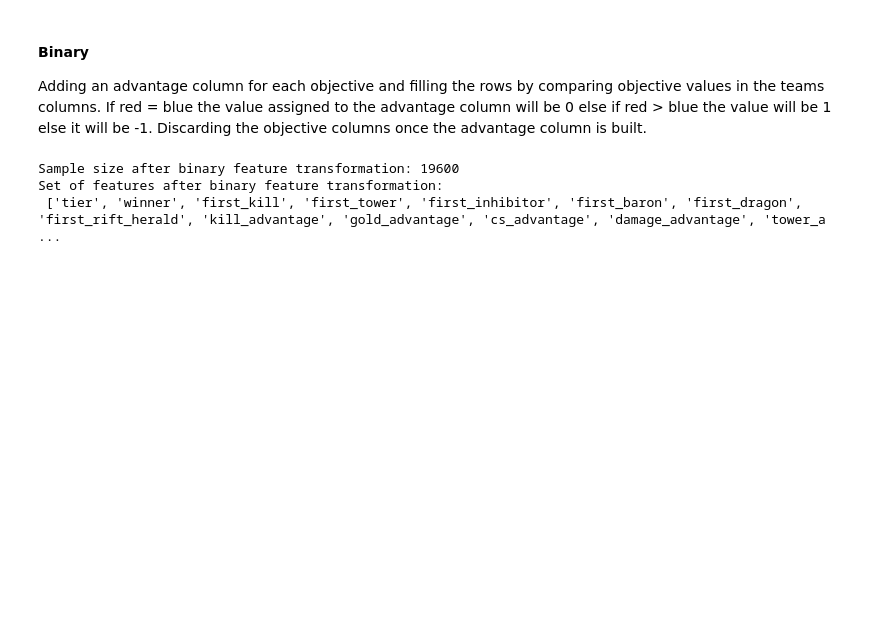
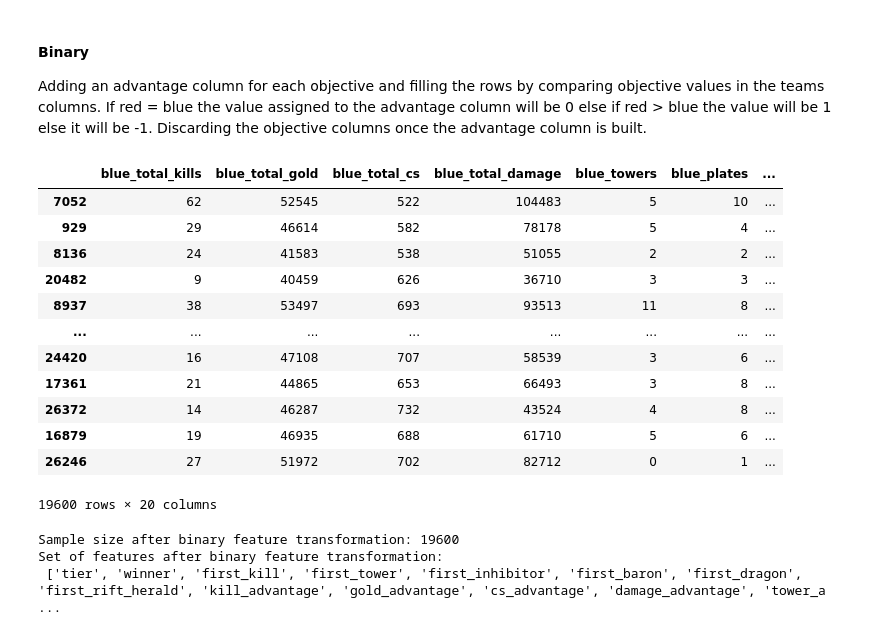
Before and after one commit to rmanaem/esports-prediction, a Jupyter notebook: src/processing.ipynb, the cells around one changed output. Drawn from its saved outputs; the diff is of its cells as text; code cells hidden in the pictures; blank space fills up the shorter version.

```diff
--- a/src/processing.ipynb
+++ b/src/processing.ipynb
@@ -8,3 +8,10 @@ import sklearn
 import sklearn.model_selection
 pd.options.mode.chained_assignment = None
 sns.set()
+# %%
+FRAME_COLUMNS = [
+    'blue_total_kills', 'blue_total_gold', 'blue_total_cs', 'blue_total_damage', 'blue_towers',
+    'blue_plates', 'blue_inhibitors', 'blue_barons', 'blue_dragons', 'blue_rift_heralds',
+    'red_total_kills', 'red_total_gold', 'red_total_cs', 'red_total_damage', 'red_towers',
+    'red_plates', 'red_inhibitors', 'red_barons', 'red_dragons', 'red_rift_heralds'
+]
@@ -107,13 +119,16 @@ Red: 49.94%
 # %%
 # Discarding irrelevant features
 df.drop(columns=['game_duration', 'match_id', 'frame', 'division', 'patch', 'region'], inplace=True)
-# Dragon, inhibitor, rift_herald are available after the 5th minute
-if frame < 5:
-    df.drop(columns=['red_dragons', 'blue_dragons', 'red_inhibitors',
-                     'blue_inhibitors', 'red_rift_heralds', 'blue_rift_heralds'], inplace=True)
-# Baron is available after the 20th minute
-if frame < 20:
-    df.drop(columns=['red_barons', 'blue_barons'], inplace=True)
+
+# # Dragon, inhibitor, rift_herald are available after the 5th minute
+# if frame < 5:
+#     df.drop(columns=['red_dragons', 'blue_dragons', 'red_inhibitors',
+#                      'blue_inhibitors', 'red_rift_heralds', 'blue_rift_heralds'], inplace=True)
+
+# # Baron is available after the 20th minute
+# if frame < 20:
+#     df.drop(columns=['red_barons', 'blue_barons'], inplace=True)
+
 # Replacing missing values with 0 and class labels with chosen values
 df.replace({200: red, 100: blue, np.nan:0}, inplace=True)
 df.rename(columns={'winning_team': 'winner', 'first_champion':'first_kill'}, inplace=True)
@@ -131,6 +146,25 @@ Set of features after removing irrelevant features and renaming:
 Adding an advantage column for each objective and filling the rows by comparing objective values in the teams columns.
 If red = blue the value assigned to the advantage column will be 0 else if red > blue the value will be 1 else it will be -1.
 Discarding the objective columns once the advantage column is built.
+# %%
+# Deep copy of the df
+df_bi = df.copy(deep=True)
+altered_df = df[FRAME_COLUMNS]
+altered_df
+# %% [output]
+|  | blue_total_kills | blue_total_gold | blue_total_cs | blue_total_damage | blue_towers | blue_plates | ... |
+| 7052 | 62 | 52545 | 522 | 104483 | 5 | 10 | ... |
+| 929 | 29 | 46614 | 582 | 78178 | 5 | 4 | ... |
+| 8136 | 24 | 41583 | 538 | 51055 | 2 | 2 | ... |
+| 20482 | 9 | 40459 | 626 | 36710 | 3 | 3 | ... |
+| 8937 | 38 | 53497 | 693 | 93513 | 11 | 8 | ... |
+| ... | ... | ... | ... | ... | ... | ... | ... |
+| 24420 | 16 | 47108 | 707 | 58539 | 3 | 6 | ... |
+| 17361 | 21 | 44865 | 653 | 66493 | 3 | 8 | ... |
+| 26372 | 14 | 46287 | 732 | 43524 | 4 | 8 | ... |
+| 16879 | 19 | 46935 | 688 | 61710 | 5 | 6 | ... |
+| 26246 | 27 | 51972 | 702 | 82712 | 0 | 1 | ... |
+19600 rows × 20 columns
 # %%
 # Deep copy of the df
 df_bi = df.copy(deep=True)
```
Also changed, not shown: parts of 4 cells of this notebook.
